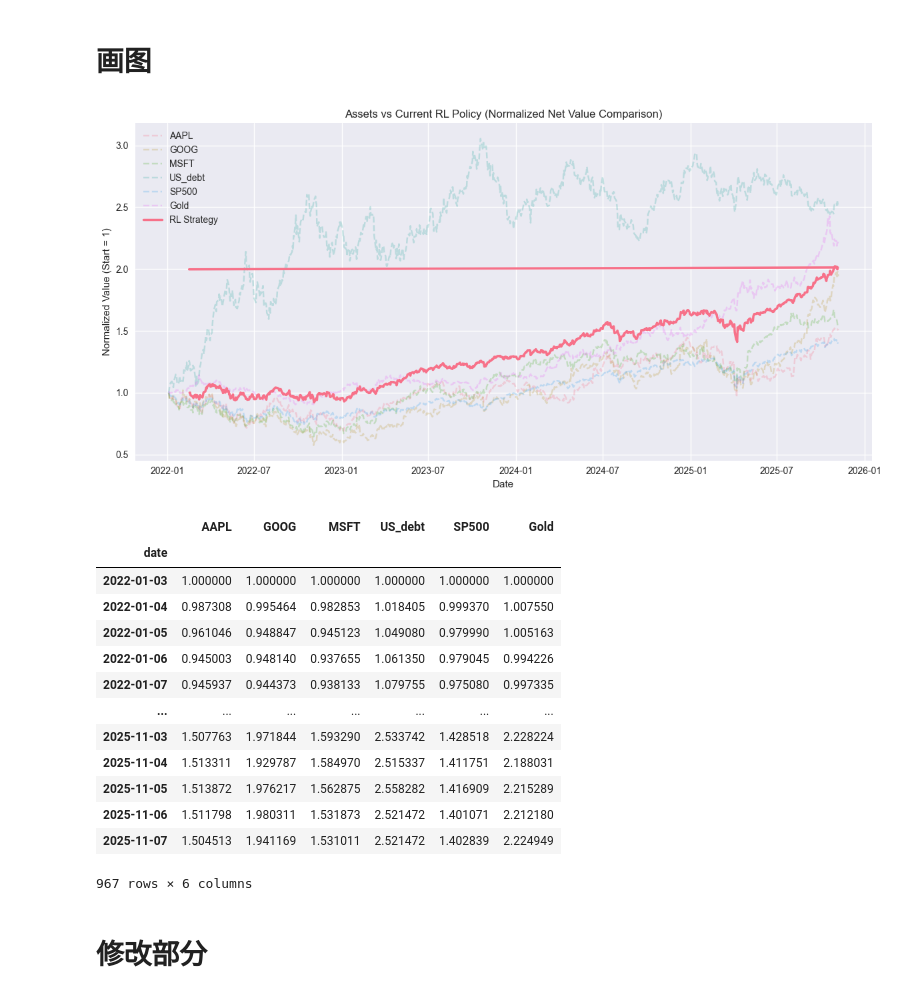
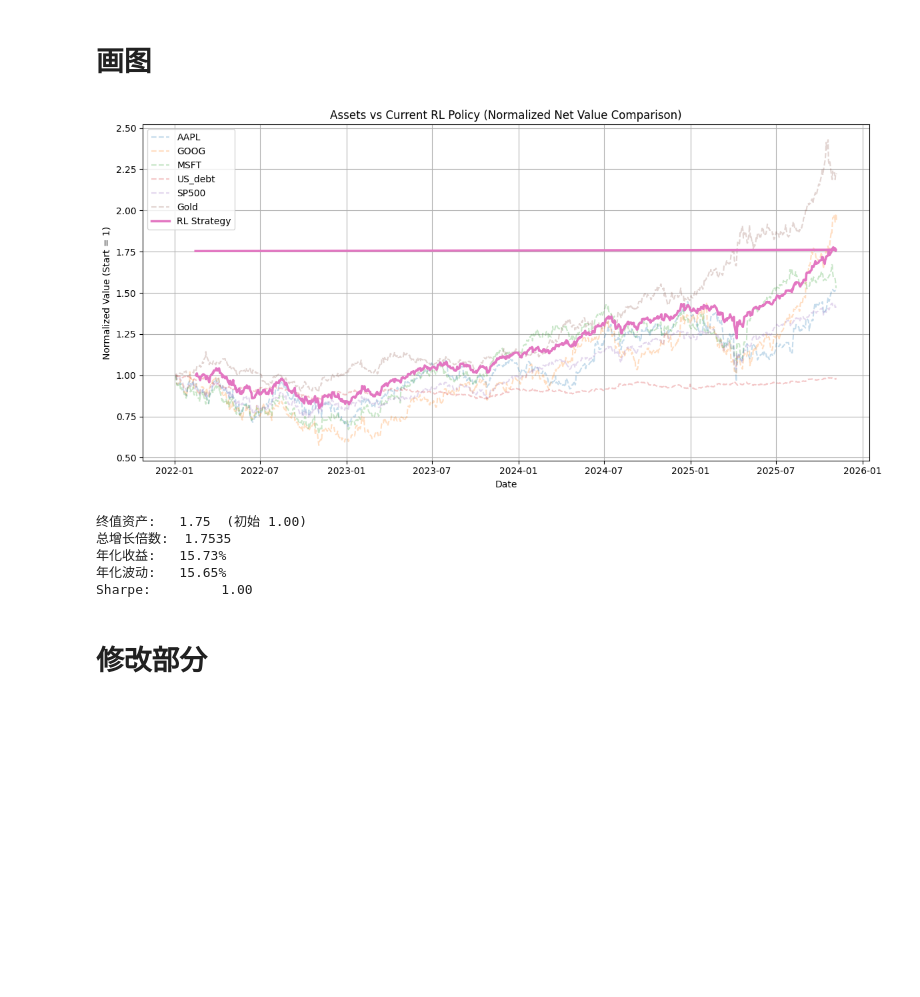
Before and after one commit to George-Zheng-1013/portfolio, a Jupyter notebook: SAC.ipynb, the cells around one changed output. Cells and saved outputs as stored; diff of their text form; code cells hidden in the pictures; blank space fills up the shorter version.

```diff
--- a/SAC.ipynb
+++ b/SAC.ipynb
@@ -35,5 +35,5 @@ tech_daily
 # %%
-debt=pd.read_csv(r"data\无风险.csv",encoding='gbk')
+debt=pd.read_csv(r"data\无风险.csv")
 debt.set_index('date', inplace=True)
 debt.columns=['US_debt']
 debt
@@ -55,5 +55,5 @@ debt
 # %%
-tmp=pd.read_csv(r"data\指数和贵金属.csv", encoding='gbk')
+tmp=pd.read_csv(r"data\指数和贵金属.csv")
 tmp.columns=['date','SP500','Gold']
 tmp.set_index('date', inplace=True)
 tmp
@@ -110,7 +116,7 @@ df = df.sort_index()
 
 print("数据日期范围:", df.index.min(), "→", df.index.max())
 
-def generate_walk_forward_windows(index, train_years=2, test_months=6, step_months=6):
+def generate_walk_forward_windows(index, train_years=9, test_months=12, step_months=6):
     windows = []
 
     start_date = index.min().normalize()
@@ -146,9 +152,7 @@ def generate_walk_forward_windows(index, train_years=2, test_months=6, step_mont
 
 
 # 生成窗口
-windows = generate_walk_forward_windows(
-    df.index, train_years=2, test_months=6, step_months=6
-)
+windows = generate_walk_forward_windows(df.index)
 
 print(f"共生成 {len(windows)} 个滑动窗口：")
 for i, w in enumerate(windows):
@@ -569,8 +545,8 @@ Using cuda device
 # %%
 tickers = df.columns.tolist()
 # %%
-plot_start = "2022-01-03"
-plot_end = "2025-11-07"
+plot_start = start_date
+plot_end = end_date
 
 
 def make_backtest_env():
@@ -613,43 +589,50 @@ norm_equity = equity / equity.iloc[0]
 # %%
 from matplotlib.lines import lineStyles
 import matplotlib.pyplot as plt
 
 asset_cols = tickers
 prices = df.loc[plot_start:plot_end, asset_cols].copy()
 norm_prices = prices / prices.iloc[0]
 
 plt.figure(figsize=(12, 6))
 
 for col in asset_cols:
     plt.plot(norm_prices.index, norm_prices[col], label=col, alpha=0.25,linestyle='--')
 
 plt.plot(norm_equity.index, norm_equity, label="RL Strategy", linewidth=2.5)
 
 plt.title("Assets vs Current RL Policy (Normalized Net Value Comparison)")
 plt.xlabel("Date")
 plt.ylabel("Normalized Value (Start = 1)")
 plt.legend()
 plt.grid(True)
 plt.tight_layout()
 plt.show()
-
-norm_prices
 # %% [output]
-[figure, old version]
+[figure, new version]
-|  | AAPL | GOOG | MSFT | US_debt | SP500 | Gold |
-| date |  |  |  |  |  |  |
-| 2022-01-03 | 1.000000 | 1.000000 | 1.000000 | 1.000000 | 1.000000 | 1.000000 |
-| 2022-01-04 | 0.987308 | 0.995464 | 0.982853 | 1.018405 | 0.999370 | 1.007550 |
-| 2022-01-05 | 0.961046 | 0.948847 | 0.945123 | 1.049080 | 0.979990 | 1.005163 |
-| 2022-01-06 | 0.945003 | 0.948140 | 0.937655 | 1.061350 | 0.979045 | 0.994226 |
-| 2022-01-07 | 0.945937 | 0.944373 | 0.938133 | 1.079755 | 0.975080 | 0.997335 |
-| ... | ... | ... | ... | ... | ... | ... |
-| 2025-11-03 | 1.507763 | 1.971844 | 1.593290 | 2.533742 | 1.428518 | 2.228224 |
-| 2025-11-04 | 1.513311 | 1.929787 | 1.584970 | 2.515337 | 1.411751 | 2.188031 |
-| 2025-11-05 | 1.513872 | 1.976217 | 1.562875 | 2.558282 | 1.416909 | 2.215289 |
-| 2025-11-06 | 1.511798 | 1.980311 | 1.531873 | 2.521472 | 1.401071 | 2.212180 |
-| 2025-11-07 | 1.504513 | 1.941169 | 1.531011 | 2.521472 | 1.402839 | 2.224949 |
-967 rows × 6 columns
+# %%
+rets = norm_equity.pct_change().dropna()
+
+start = norm_equity.iloc[0]
+end = norm_equity.iloc[-1]
+
+total_growth = end / start
+ann_return = (1 + rets).prod() ** (252 / len(rets)) - 1
+ann_vol = rets.std(ddof=1) * np.sqrt(252)
+
+sharpe = ann_return / ann_vol if ann_vol > 0 else np.nan
+
+print(f"终值资产:\t{end:.2f}  (初始 {start:.2f})")
+print(f"总增长倍数:\t{total_growth:.4f}")
+print(f"年化收益:\t{ann_return*100:.2f}%")
+print(f"年化波动:\t{ann_vol*100:.2f}%")
+print(f"Sharpe:\t\t{sharpe:.2f}")
+# %% [output]
+终值资产:   1.75  (初始 1.00)
+总增长倍数:  1.7535
+年化收益:   15.73%
+年化波动:   15.65%
+Sharpe:         1.00
 # %% [markdown]
 # 修改部分
 # %% [markdown]
```
Also changed, not shown: parts of 8 cells of this notebook, 7 other files.
